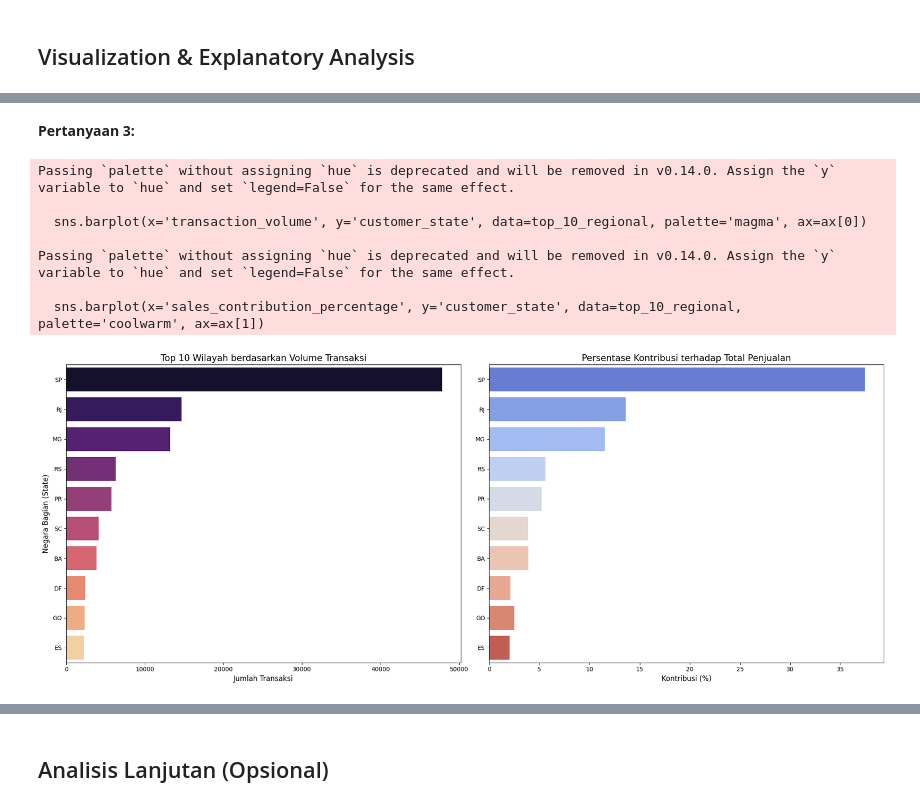
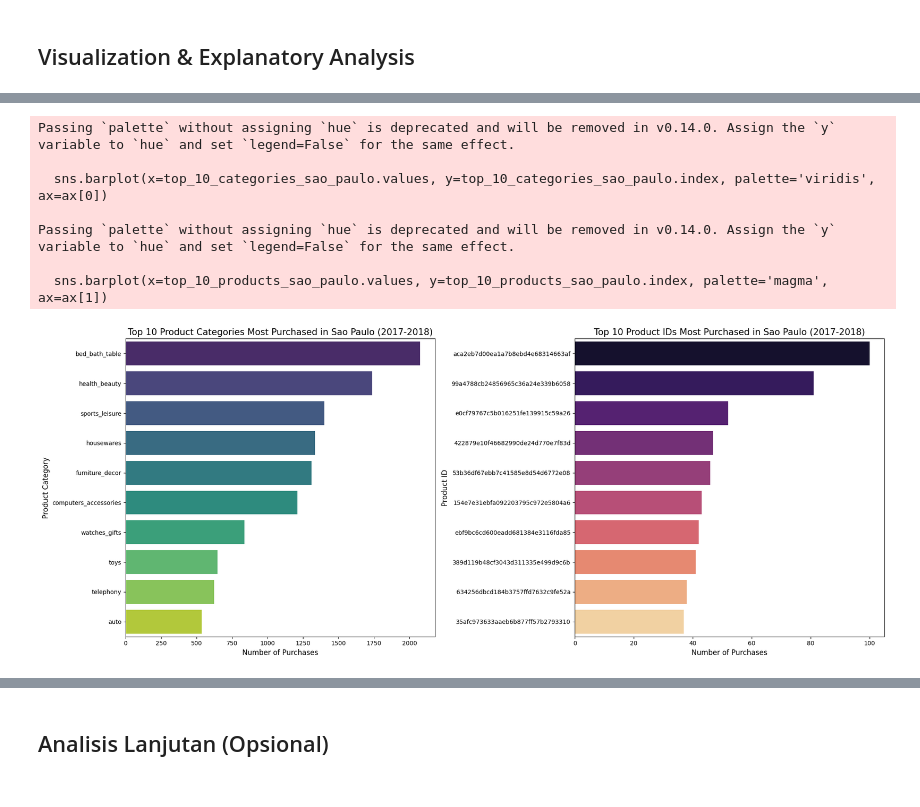
Before and after one commit to galihthecreator/E-Commerce, a Jupyter notebook: notebook.ipynb, the cells around one changed output, grey strips where cells are left out. Cells and saved outputs as stored; diff of their text form; code cells hidden in the pictures.

```diff
--- a/notebook.ipynb
+++ b/notebook.ipynb
@@ -611,33 +673,28 @@ plt.show()
-# %% [markdown]
-**Pertanyaan 3:**
 # %%
-# Visualisasi Pertanyaan 3: Volume Transaksi dan Kontribusi Penjualan per Wilayah
-
-# 1. Menyiapkan data 10 wilayah teratas berdasarkan volume transaksi
-top_10_regional = regional_analysis.head(10)
+# Visualisasi Pertanyaan 2: Produk dan Kategori Produk Paling Sering Dibeli di Sao Paulo
 
 fig, ax = plt.subplots(nrows=1, ncols=2, figsize=(20, 8))
 
-# Plot Volume Transaksi
-sns.barplot(x='transaction_volume', y='customer_state', data=top_10_regional, palette='magma', ax=ax[0])
-ax[0].set_title('Top 10 Wilayah berdasarkan Volume Transaksi', fontsize=15)
-ax[0].set_xlabel('Jumlah Transaksi', fontsize=12)
-ax[0].set_ylabel('Negara Bagian (State)', fontsize=12)
+# Plot Top 10 Product Categories
+sns.barplot(x=top_10_categories_sao_paulo.values, y=top_10_categories_sao_paulo.index, palette='viridis', ax=ax[0])
+ax[0].set_title('Top 10 Product Categories Most Purchased in Sao Paulo (2017-2018)', fontsize=15)
+ax[0].set_xlabel('Number of Purchases', fontsize=12)
+ax[0].set_ylabel('Product Category', fontsize=12)
 
-# Plot Persentase Kontribusi Penjualan
-sns.barplot(x='sales_contribution_percentage', y='customer_state', data=top_10_regional, palette='coolwarm', ax=ax[1])
-ax[1].set_title('Persentase Kontribusi terhadap Total Penjualan', fontsize=15)
-ax[1].set_xlabel('Kontribusi (%)', fontsize=12)
-ax[1].set_ylabel('', fontsize=12)
+# Plot Top 10 Product IDs
+sns.barplot(x=top_10_products_sao_paulo.values, y=top_10_products_sao_paulo.index, palette='magma', ax=ax[1])
+ax[1].set_title('Top 10 Product IDs Most Purchased in Sao Paulo (2017-2018)', fontsize=15)
+ax[1].set_xlabel('Number of Purchases', fontsize=12)
+ax[1].set_ylabel('Product ID', fontsize=12)
 
 plt.tight_layout()
 plt.show()
 # %% [output]
 Passing `palette` without assigning `hue` is deprecated and will be removed in v0.14.0. Assign the `y` variable to `hue` and set `legend=False` for the same effect.
 
-  sns.barplot(x='transaction_volume', y='customer_state', data=top_10_regional, palette='magma', ax=ax[0])
+  sns.barplot(x=top_10_categories_sao_paulo.values, y=top_10_categories_sao_paulo.index, palette='viridis', ax=ax[0])
 
 Passing `palette` without assigning `hue` is deprecated and will be removed in v0.14.0. Assign the `y` variable to `hue` and set `legend=False` for the same effect.
 
-  sns.barplot(x='sales_contribution_percentage', y='customer_state', data=top_10_regional, palette='coolwarm', ax=ax[1])
+  sns.barplot(x=top_10_products_sao_paulo.values, y=top_10_products_sao_paulo.index, palette='magma', ax=ax[1])
-[figure, old version]
+[figure, new version]
```
Also changed, not shown: parts of 21 cells of this notebook, 22 other files.
